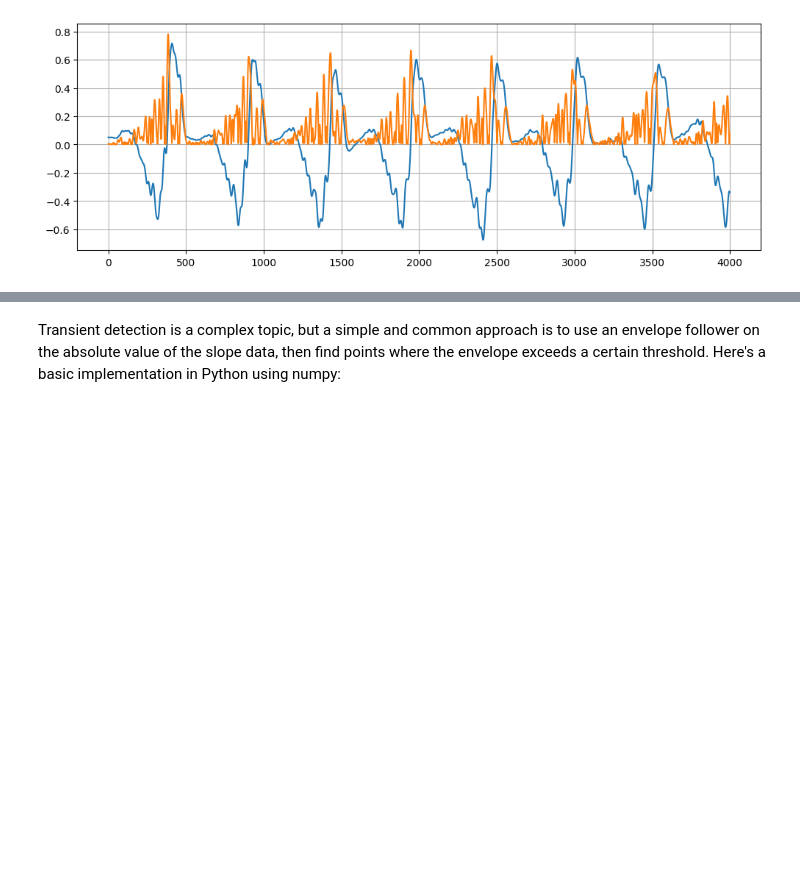
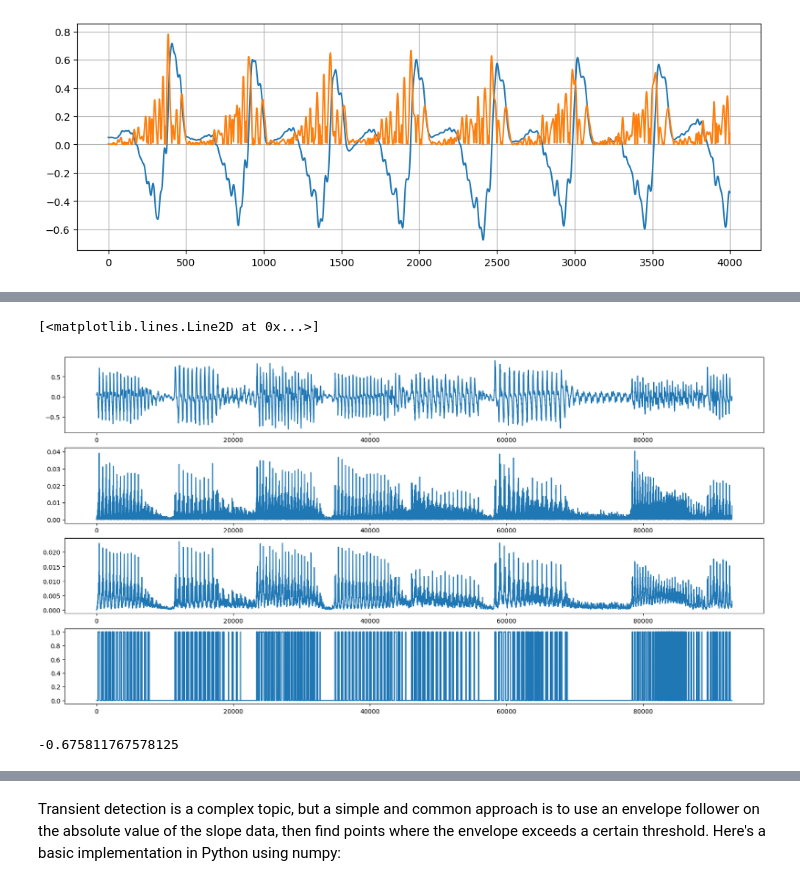
Before and after one commit to fletchjeff/prex_pedal, a Jupyter notebook: Prex Explorer.ipynb, the cells around one changed output, grey strips where cells are left out. Saved outputs shown, nothing was run; the diff lists cells and outputs as text; code cells hidden in the pictures; blank space fills up the shorter version.

```diff
--- a/Prex Explorer.ipynb
+++ b/Prex Explorer.ipynb
@@ -21,3 +152,18 @@ plt.show()
+# %%
+#plt.figure(figsize=(12, 4))
+fig, axs = plt.subplots(4,1,figsize=(20,10))
+
+axs[0].plot(wav_values)
+axs[1].plot(wav_slope)
+axs[2].plot(wav_envelope)
+axs[3].plot(wav_envelope_non_linear)
+# %% [output]
+[<matplotlib.lines.Line2D at 0x...>]
+[figure, added]
+# %%
+min(wav_values)
+# %% [output]
+-0.675811767578125
 # %%
 Audio(data=osc_np,rate=spf.getframerate())
 # %% [output]
```
Also changed, not shown: parts of 4 cells of this notebook, 1 other file.
